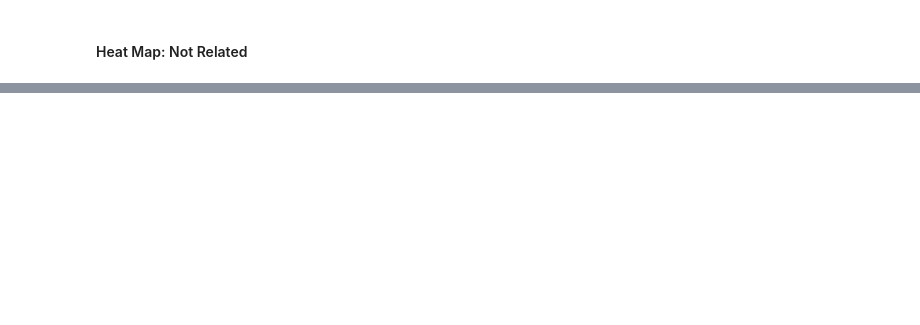
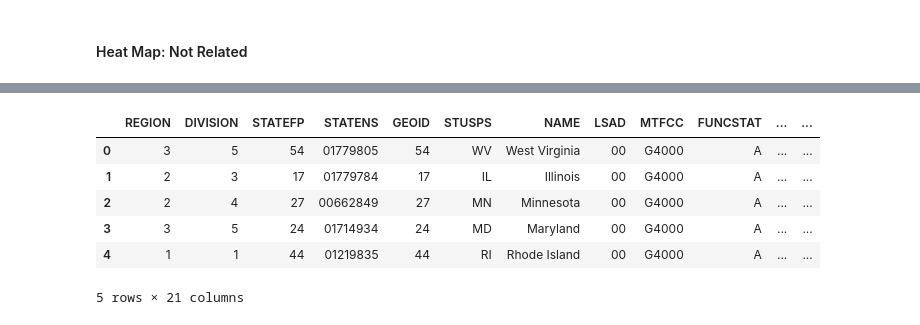
Before and after one commit to stace2775/07-Group_Project_1, a Jupyter notebook: Relationships.ipynb, the cells around one changed output, grey strips where cells are left out. Saved outputs shown, nothing was run; the diff lists cells and outputs as text; code cells hidden in the pictures; blank space fills up the shorter version.

```diff
--- a/Relationships.ipynb
+++ b/Relationships.ipynb
@@ -755,0 +791,11 @@ fig
+# %%
+merged = pd.merge(map_df, groupedconsolidated, on="STUSPS")
+merged.head()
+# %% [output]
+|  | REGION | DIVISION | STATEFP | STATENS | GEOID | STUSPS | NAME | LSAD | MTFCC | FUNCSTAT | ... | ... |
+| 0 | 3 | 5 | 54 | 01779805 | 54 | WV | West Virginia | 00 | G4000 | A | ... | ... |
+| 1 | 2 | 3 | 17 | 01779784 | 17 | IL | Illinois | 00 | G4000 | A | ... | ... |
+| 2 | 2 | 4 | 27 | 00662849 | 27 | MN | Minnesota | 00 | G4000 | A | ... | ... |
+| 3 | 3 | 5 | 24 | 01714934 | 24 | MD | Maryland | 00 | G4000 | A | ... | ... |
+| 4 | 1 | 1 | 44 | 01219835 | 44 | RI | Rhode Island | 00 | G4000 | A | ... | ... |
+5 rows × 21 columns
```
Also changed, not shown: parts of 17 cells of this notebook, 3 other files.
